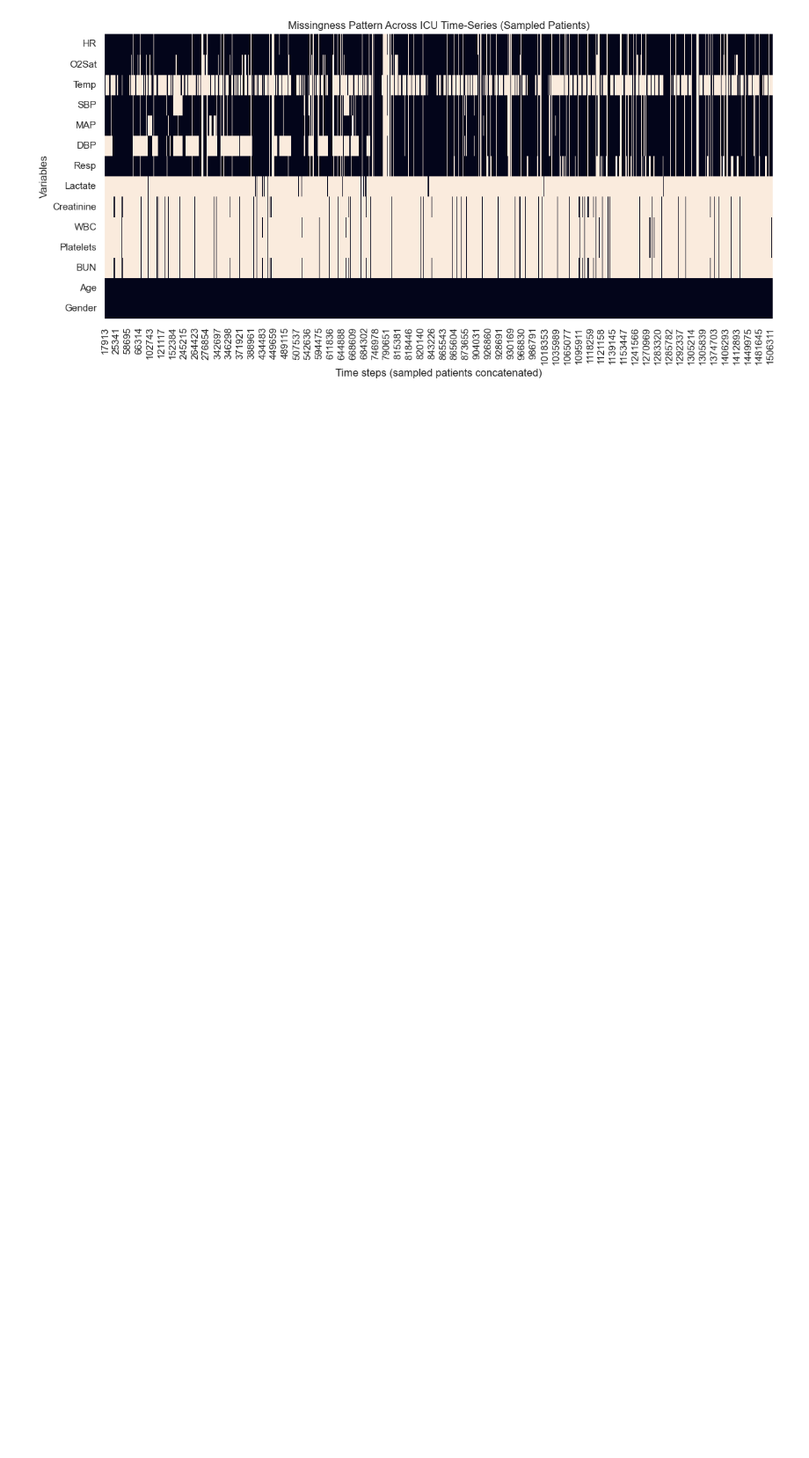
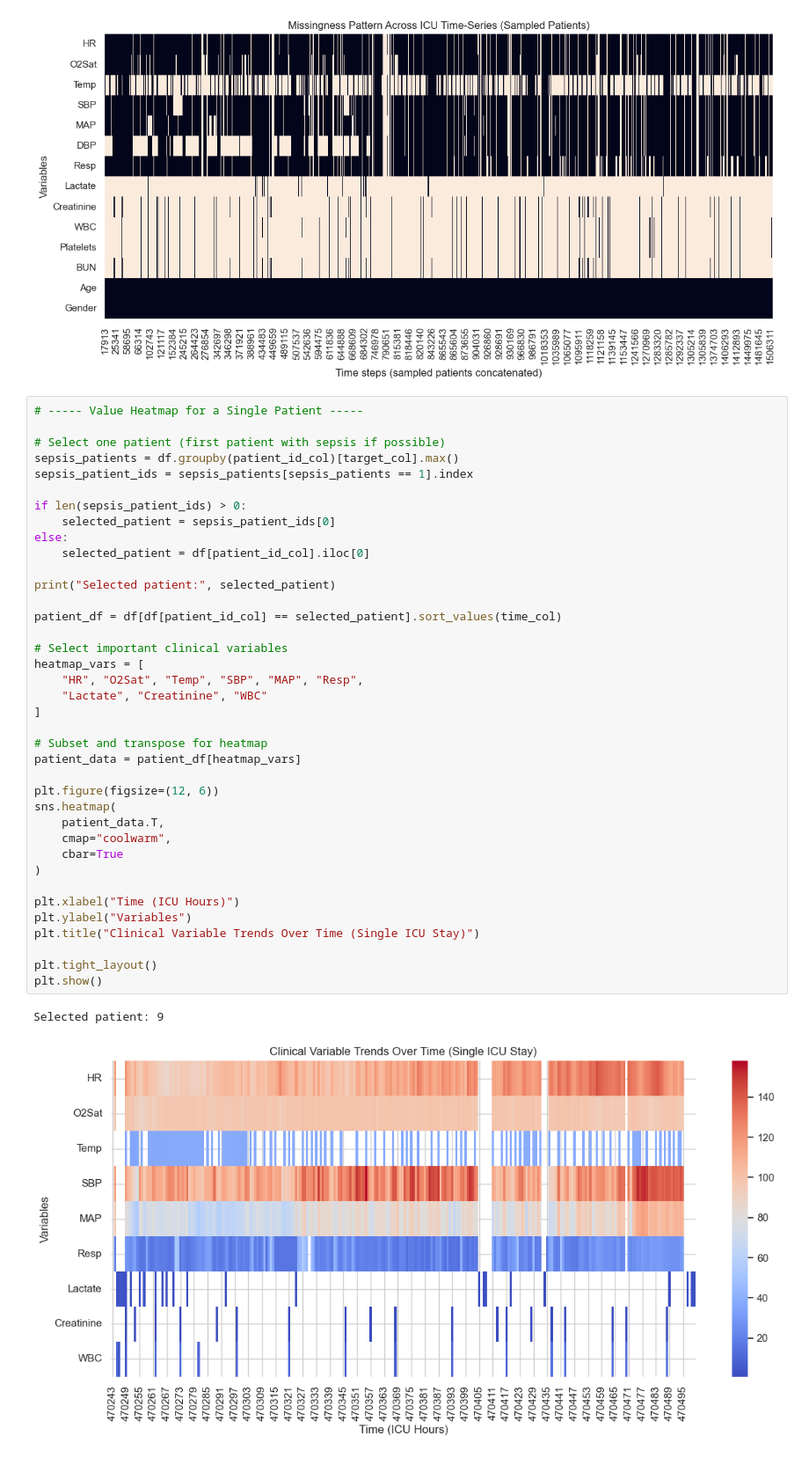
Before and after one commit to nikhithanjani5/EarlySepsisPrediction, a Jupyter notebook: notebooks/01_eda.ipynb, the cells around one changed output. Shown at 88% size. Drawn from its saved outputs; the diff is of its cells as text; blank space fills up the shorter version.

```diff
--- a/notebooks/01_eda.ipynb
+++ b/notebooks/01_eda.ipynb
@@ -249,3 +249,44 @@ plt.tight_layout()
 plt.show()
 # %% [output]
 [figure]
+# %%
+# ----- Value Heatmap for a Single Patient -----
+
+# Select one patient (first patient with sepsis if possible)
+sepsis_patients = df.groupby(patient_id_col)[target_col].max()
+sepsis_patient_ids = sepsis_patients[sepsis_patients == 1].index
+
+if len(sepsis_patient_ids) > 0:
+    selected_patient = sepsis_patient_ids[0]
+else:
+    selected_patient = df[patient_id_col].iloc[0]
+
+print("Selected patient:", selected_patient)
+
+patient_df = df[df[patient_id_col] == selected_patient].sort_values(time_col)
+
+# Select important clinical variables
+heatmap_vars = [
+    "HR", "O2Sat", "Temp", "SBP", "MAP", "Resp",
+    "Lactate", "Creatinine", "WBC"
+]
+
+# Subset and transpose for heatmap
+patient_data = patient_df[heatmap_vars]
+
+plt.figure(figsize=(12, 6))
+sns.heatmap(
+    patient_data.T,
+    cmap="coolwarm",
+    cbar=True
+)
+
+plt.xlabel("Time (ICU Hours)")
+plt.ylabel("Variables")
+plt.title("Clinical Variable Trends Over Time (Single ICU Stay)")
+
+plt.tight_layout()
+plt.show()
+# %% [output]
+Selected patient: 9
+[figure, added]
```
Also changed, not shown: parts of 1 cell of this notebook, 7 other files.
